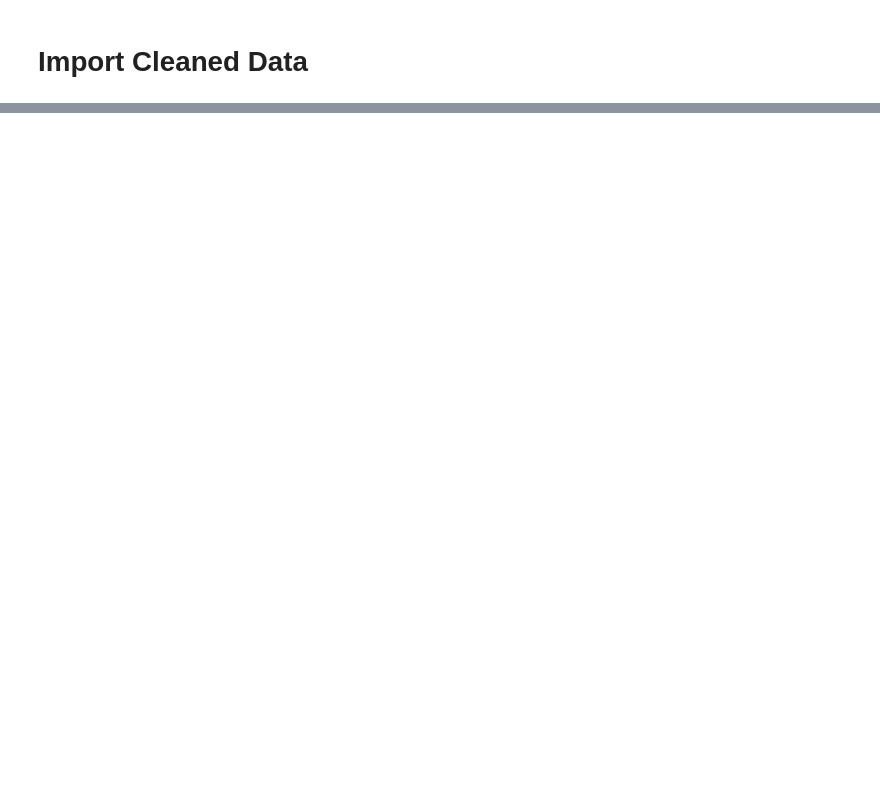
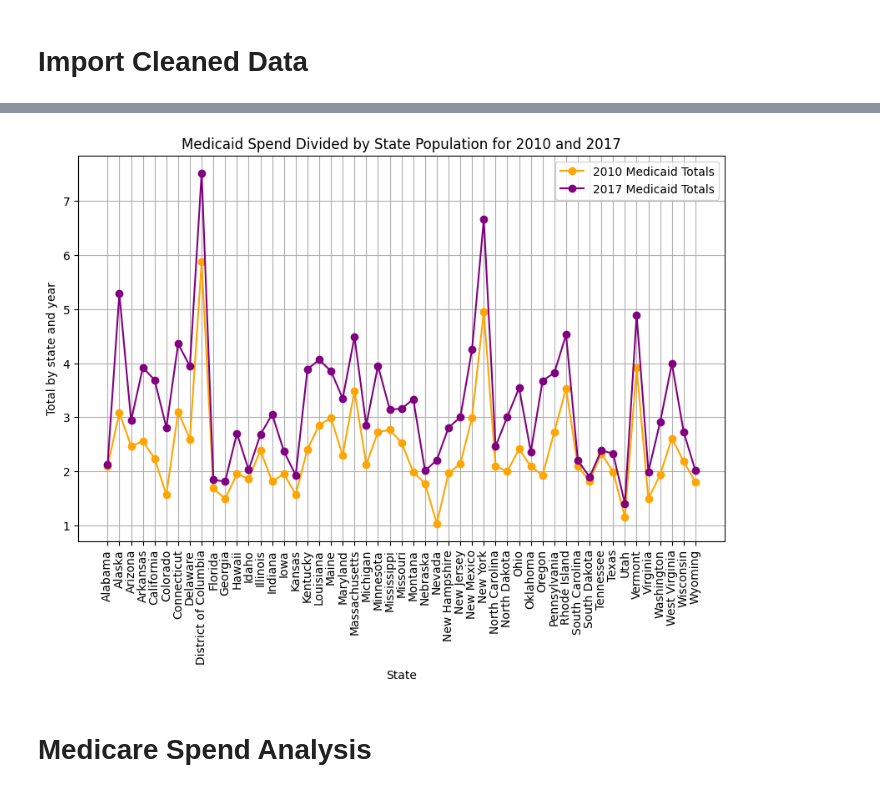
Before and after one commit to fuijo/Team-3-The-Outliers, a Jupyter notebook: GovVsPersonalSpending.ipynb, the cells around one changed output, grey strips where cells are left out. Cells and saved outputs as stored; diff of their text form; code cells hidden in the pictures; blank space fills up the shorter version.

```diff
--- a/GovVsPersonalSpending.ipynb
+++ b/GovVsPersonalSpending.ipynb
@@ -25,0 +220,40 @@ NameError: name 'pd' is not defined
+# %%
+# Divide by US population by state in a given year to make sure we're comparing apples to apples
+
+# Align indexes
+#sum_2010_caid_df.set_index("State_Name", inplace=True)
+#sum_2017_caid_df.set_index("State_Name", inplace=True)
+#USPop_df.set_index("State_Name", inplace=True)
+
+# Divide total spend by population for 2010
+spend_div_pop_2010_caid = sum_2010_caid_df['Y2010'] / USPop_df['Y2010']
+spend_div_pop_2010_caid_df = pd.DataFrame(spend_div_pop_2010_caid)
+
+# Divide total spend by population for 2017
+spend_div_pop_2017_caid = sum_2017_caid_df['Y2017'] / USPop_df['Y2017']
+spend_div_pop_2017_caid_df = pd.DataFrame(spend_div_pop_2017_caid)
+
+
+# GRAPH 4: Combine graphs above in 1 view and divide by population
+plt.figure(figsize=(10,6))
+plt.plot(spend_div_pop_2010_caid_df['Y2010'], marker='o', label='2010 Medicaid Totals', color='orange')
+plt.plot(spend_div_pop_2017_caid_df['Y2017'], marker='o', label='2017 Medicaid Totals', color='purple')
+
+# Rotate x-axis ticks to 90 degrees so you can read each state
+plt.xticks(rotation=90)
+
+# Add legend so you know which data set is 2010 vs. 2017
+plt.legend()
+
+# Add title, axis labels, add grid, and show
+plt.title('Medicaid Spend Divided by State Population for 2010 and 2017')
+plt.xlabel('State')
+plt.ylabel('Total by state and year')
+plt.grid(True)
+plt.tight_layout
+plt.savefig(f"Graphs/MedicaidSpendbyStatePop_2010&2017")
+plt.show()
+# %% [output]
+[figure, added]
+# %% [markdown]
+# Medicare Spend Analysis
```
Also changed, not shown: parts of 26 cells of this notebook, 10 other files.
